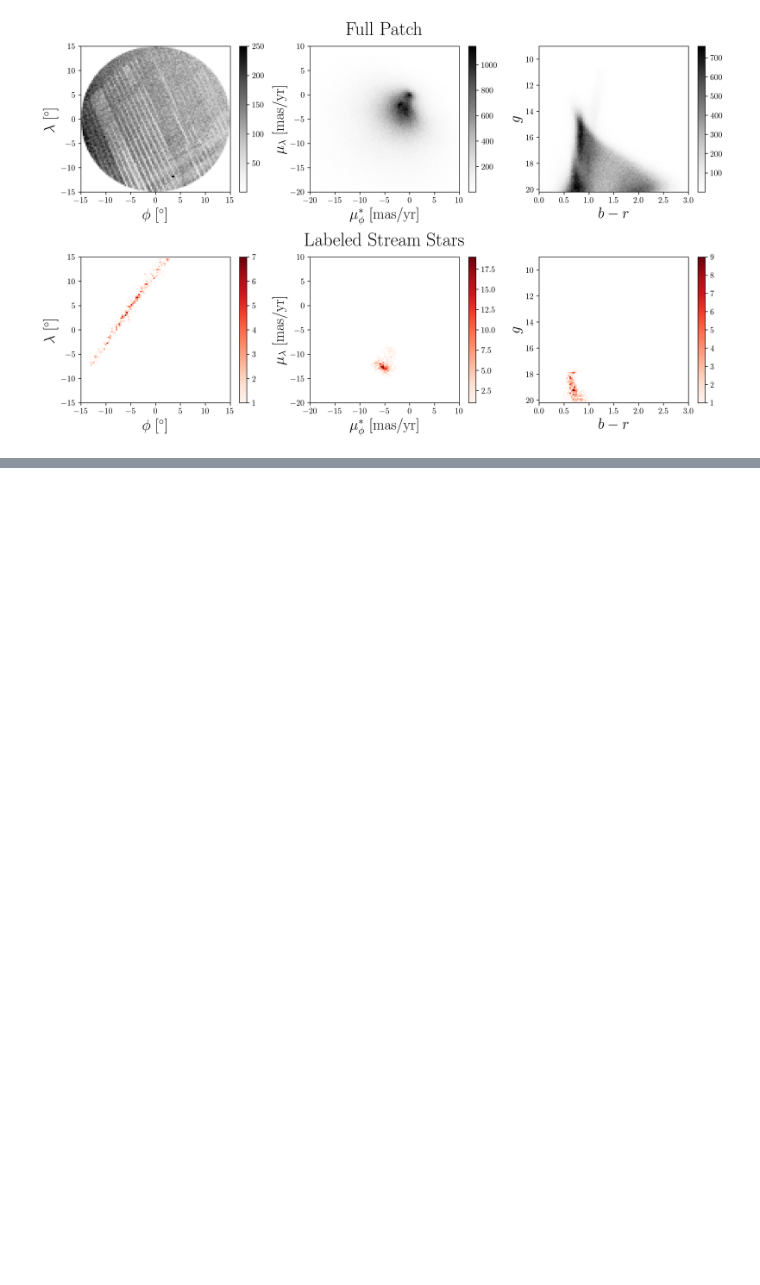
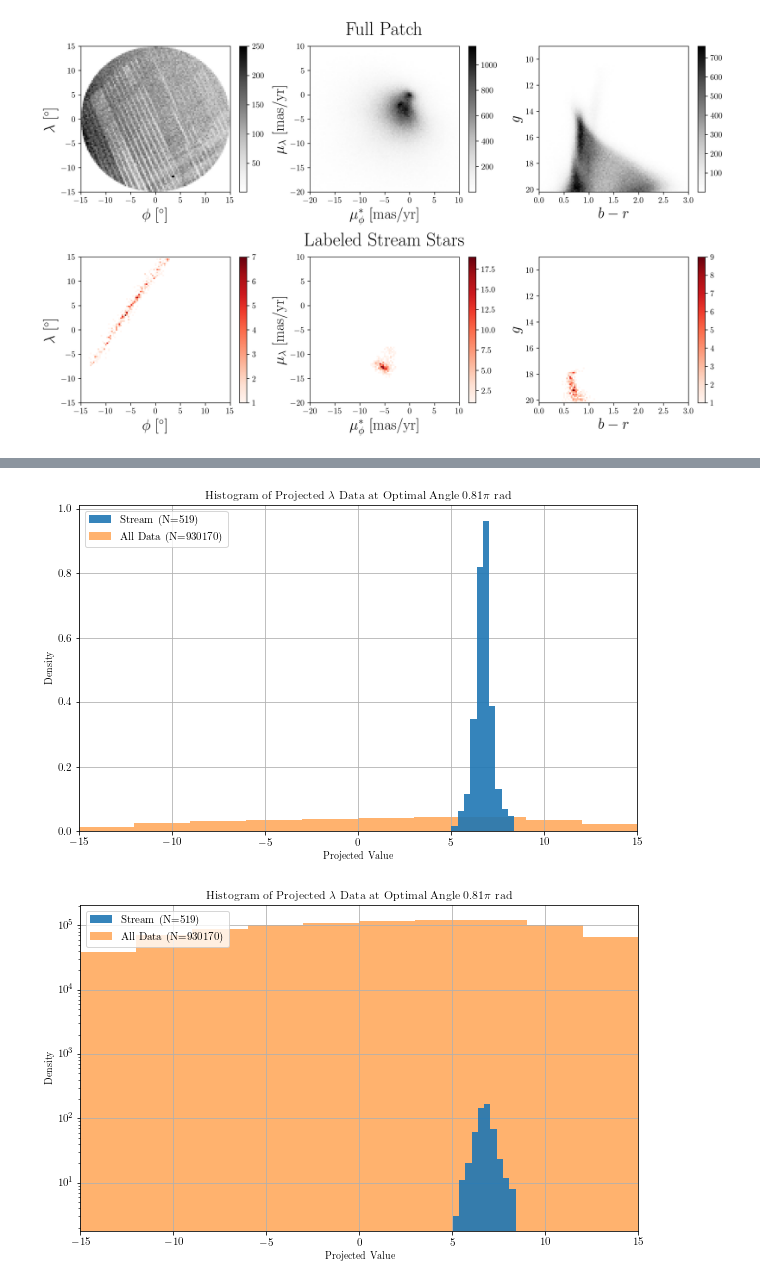
Before and after one commit to Nadav-out/GaiaCWoLa, a Jupyter notebook: notebooks/example.ipynb, the cells around one changed output, grey strips where cells are left out. Cells and saved outputs as stored; diff of their text form; code cells hidden in the pictures; blank space fills up the shorter version.

```diff
--- a/notebooks/example.ipynb
+++ b/notebooks/example.ipynb
@@ -181,0 +226,42 @@ Top 100 stars: Purity = 91.0%
+# %%
+# Find the angle which minimizes the variance of the projected lambda values
+optimal_angle_index = np.argmin(variances[:, 0])
+optimal_rotation_matrix = rotation_matrices[optimal_angle_index]
+
+# Project data using the optimal rotation matrix
+projected_stream = np.dot(df.query('stream')[['ϕ', 'λ']].values, optimal_rotation_matrix.T)
+projected_all = np.dot(df[['ϕ', 'λ']].values, optimal_rotation_matrix.T)
+
+# Get number of stars in stream and all data
+num_stream = projected_stream.shape[0]
+num_all = projected_all.shape[0]
+
+# Plot histograms
+plt.figure(figsize=(10, 6))
+plt.hist(projected_stream[:, 0], alpha=0.9, label=f"Stream (N={num_stream})", density=True,zorder=100)
+plt.hist(projected_all[:, 0], alpha=0.6, label=f"All Data (N={num_all})",  density=True)
+
+plt.xlabel(r'Projected Value')
+plt.ylabel(r'Density')
+plt.title(f'Histogram of Projected $\lambda$ Data at Optimal Angle {angles[optimal_angle_index]/np.pi:.2f}$\pi$ rad')
+plt.legend()
+plt.xlim(-15,15)
+plt.grid(True)
+plt.show()
+
+# Plot histograms
+plt.figure(figsize=(10, 6))
+plt.hist(projected_stream[:, 0], alpha=0.9, label=f"Stream (N={num_stream})",zorder=100)
+plt.hist(projected_all[:, 0], alpha=0.6, label=f"All Data (N={num_all})")
+
+plt.xlabel(r'Projected Value')
+plt.ylabel(r'Density')
+plt.title(f'Histogram of Projected $\lambda$ Data at Optimal Angle {angles[optimal_angle_index]/np.pi:.2f}$\pi$ rad')
+plt.yscale('log')
+plt.legend()
+plt.xlim(-15,15)
+plt.grid(True)
+plt.show()
+# %% [output]
+[figure, added]
+[figure, added]
```
Also changed, not shown: parts of 15 cells of this notebook, 1 other file.
